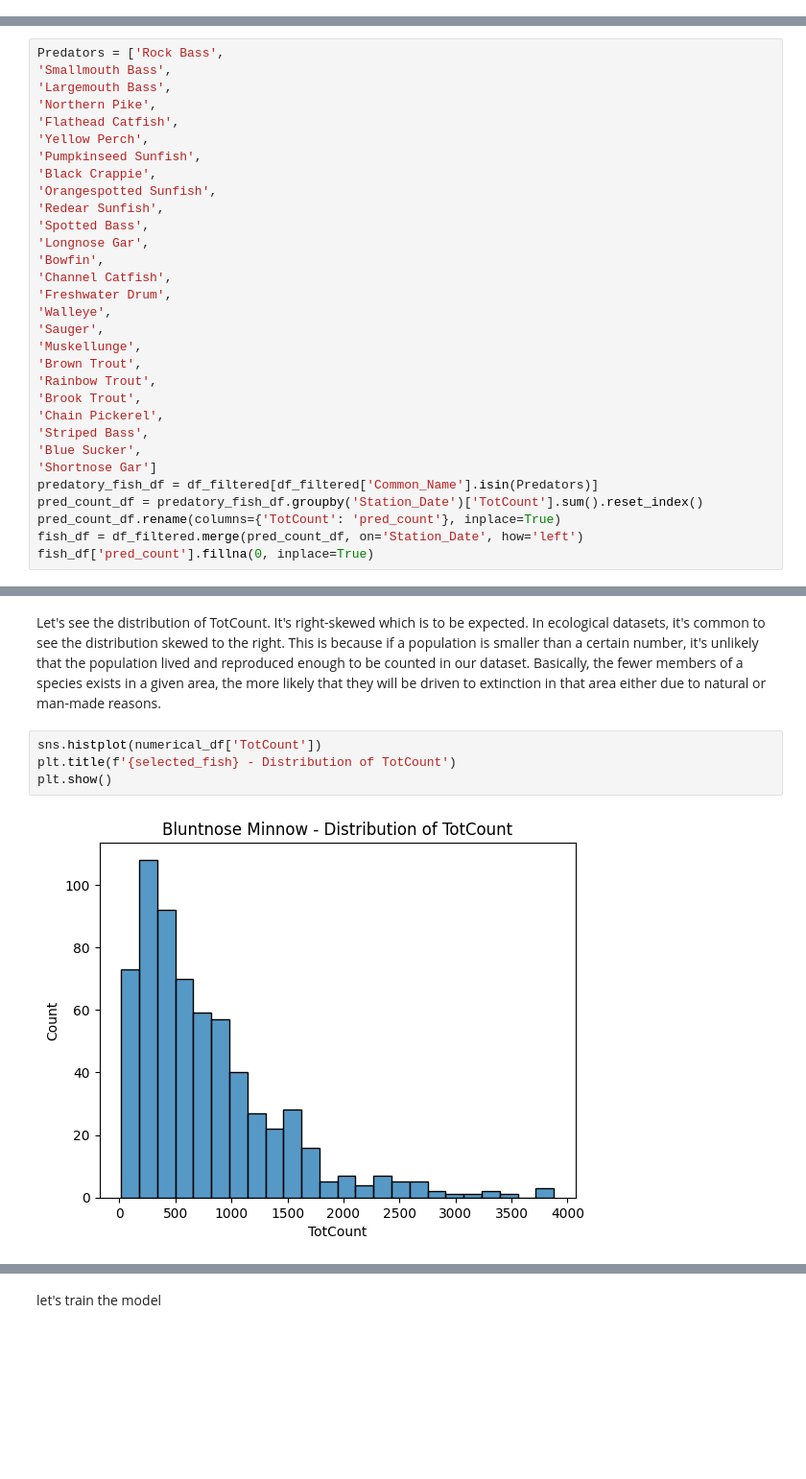
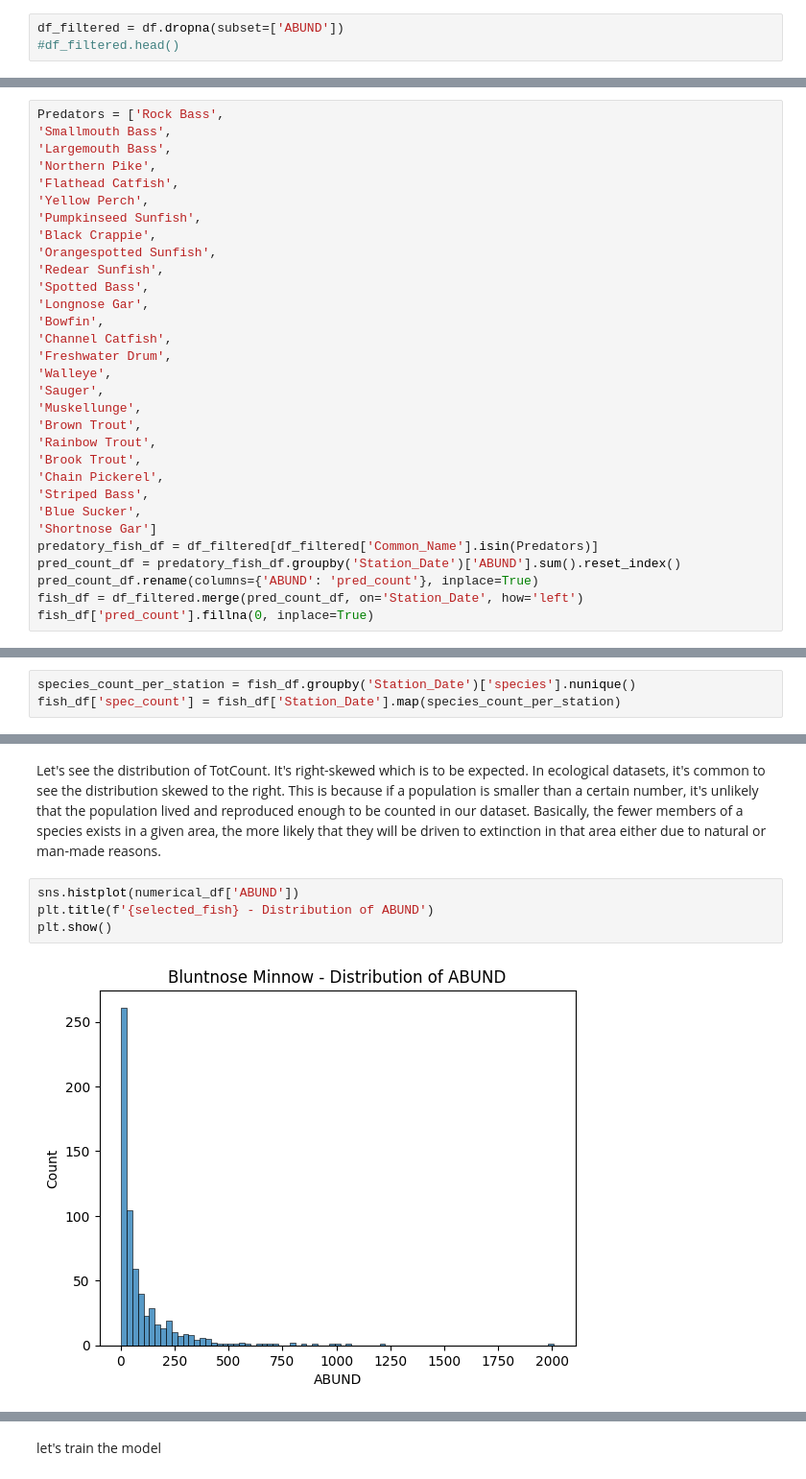
Before and after one commit to aaron-lisle/Fish_Notebook, a Jupyter notebook: Fish.ipynb, the cells around one changed output, grey strips where cells are left out. Shown at 96% size. Saved outputs shown, nothing was run; the diff lists cells and outputs as text; blank space fills up the shorter version.

Commit message:
Full restructure focusing on ABUND rather than TotCount

```diff
--- a/Fish.ipynb
+++ b/Fish.ipynb
@@ -24,2 +24,5 @@ df_filtered = df.dropna(subset=['TotCount'])
+# %%
+df_filtered = df.dropna(subset=['ABUND'])
+#df_filtered.head()
 # %% [markdown]
 Output the total count of each Common_Name. This is used to determine which fish we want to analyze
@@ -59,7 +80,7 @@ Predators = ['Rock Bass',
 'Blue Sucker',
 'Shortnose Gar']
 predatory_fish_df = df_filtered[df_filtered['Common_Name'].isin(Predators)]
-pred_count_df = predatory_fish_df.groupby('Station_Date')['TotCount'].sum().reset_index()
-pred_count_df.rename(columns={'TotCount': 'pred_count'}, inplace=True)
+pred_count_df = predatory_fish_df.groupby('Station_Date')['ABUND'].sum().reset_index()
+pred_count_df.rename(columns={'ABUND': 'pred_count'}, inplace=True)
 fish_df = df_filtered.merge(pred_count_df, on='Station_Date', how='left')
 fish_df['pred_count'].fillna(0, inplace=True)
@@ -66 +148,4 @@ fish_df['pred_count'].fillna(0, inplace=True)
+# %%
+species_count_per_station = fish_df.groupby('Station_Date')['species'].nunique()
+fish_df['spec_count'] = fish_df['Station_Date'].map(species_count_per_station)
 # %%
@@ -158,9 +262,9 @@ numerical_df = numerical_df.fillna(numerical_df.mean())
 # %% [markdown]
 Let's see the distribution of TotCount. It's right-skewed which is to be expected. In ecological datasets, it's common to see the distribution skewed to the right. This is because if a population is smaller than a certain number, it's unlikely that the population lived and reproduced enough to be counted in our dataset. Basically, the fewer members of a species exists in a given area, the more likely that they will be driven to extinction in that area either due to natural or man-made reasons.
 # %%
-sns.histplot(numerical_df['TotCount'])
-plt.title(f'{selected_fish} - Distribution of TotCount')
+sns.histplot(numerical_df['ABUND'])
+plt.title(f'{selected_fish} - Distribution of ABUND')
 plt.show()
 # %% [output]
-[figure, old version]
+[figure, new version]
 # %% [markdown]
```
Also changed, not shown: parts of 56 cells of this notebook.
